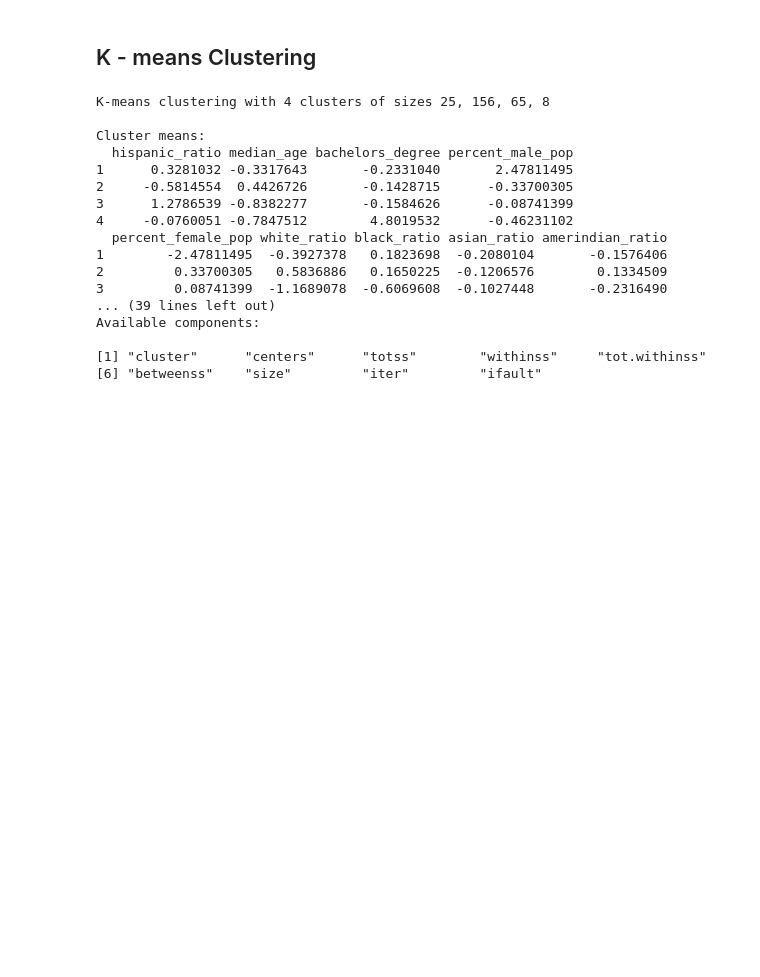
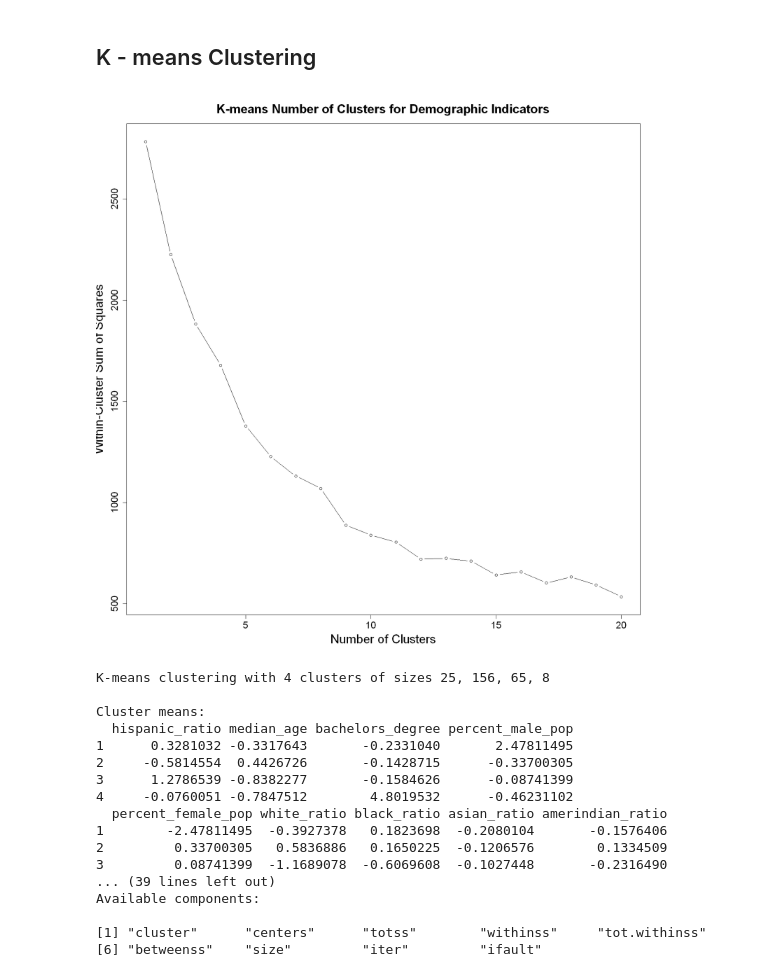
Before and after one commit to ncliu95/smu_dm_project_2, a Jupyter notebook: Project 2.ipynb, the cells around one changed output. Saved outputs shown, nothing was run; the diff lists cells and outputs as text; code cells hidden in the pictures; blank space fills up the shorter version.

```diff
--- a/Project 2.ipynb
+++ b/Project 2.ipynb
@@ -609,6 +757,17 @@ A tibble: 4 × 4
 ## K - means Clustering
 # %%
 demo_data_prepped <- demo_data[, !(colnames(demo_data) %in% c("county_name.x", "cases_per_1000", "deaths_per_1000", "death_per_case"))]
+# %%
+wcss <- vector(length = 20)
+for (i in 1:20) {
+  kmeans_model <- kmeans(demo_data_prepped, centers = i)
+  wcss[i] <- sum(kmeans_model$withinss)
+}
+options(repr.plot.width = 15, repr.plot.height = 15)
+plot(1:20, wcss, type = "b", cex.axis=1.5, cex.lab = 2, cex.main = 2, xlab = "Number of Clusters", ylab = "Within-Cluster Sum of Squares", main = "K-means Number of Clusters for Demographic Indicators")
+vector <- 1:20
+# %% [output]
+[figure, added]
 # %%
 set.seed(123)
 km <- kmeans(demo_data_prepped, centers = 4)
```
Also changed, not shown: parts of 9 cells of this notebook.
